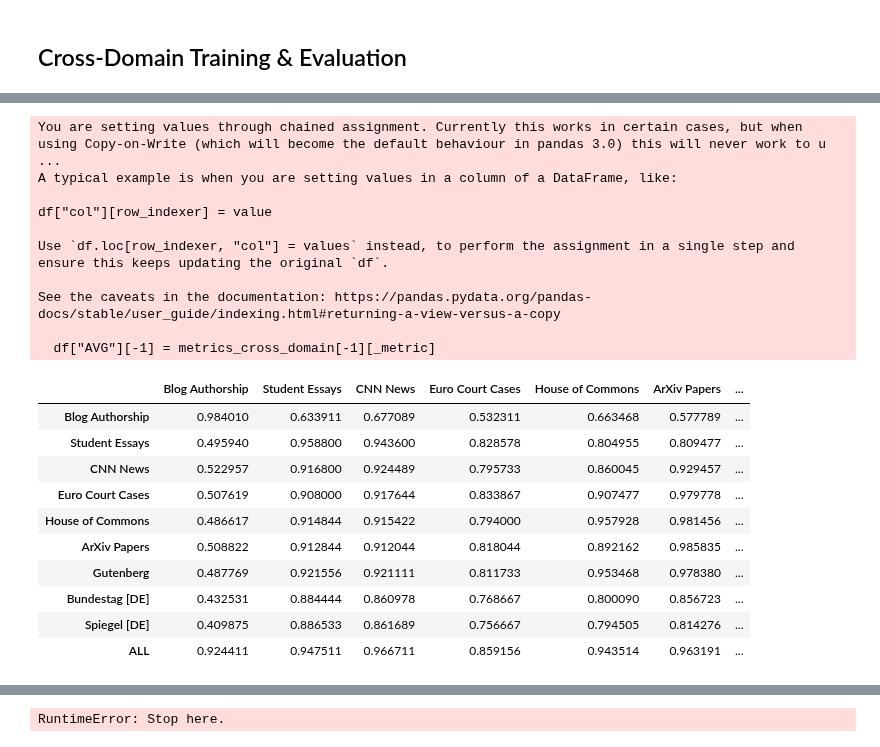
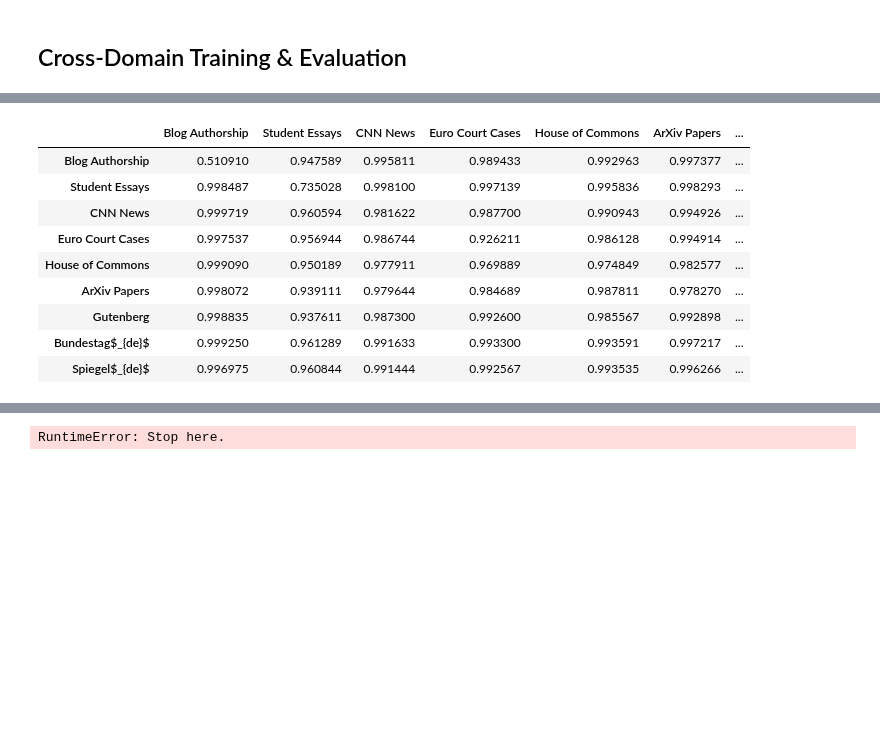
Before and after one commit to TheItCrOw/PrismAI, a Jupyter notebook: src/train_prismai_fulltext.ipynb, the cells around one changed output, grey strips where cells are left out. Saved outputs shown, nothing was run; the diff lists cells and outputs as text; code cells hidden in the pictures; blank space fills up the shorter version.

```diff
--- a/src/train_prismai_fulltext.ipynb
+++ b/src/train_prismai_fulltext.ipynb
@@ -523,23 +610,2 @@ df
 # %% [markdown]
 ## Cross-Domain Training & Evaluation
-# %%
-seed_everything(config["seed"])
-train_dataloader = get_dataloader(*train_datasets.values(), shuffle=True)
-eval_dataloader = get_dataloader(*eval_datasets.values())
-test_dataloader = get_dataloader(*test_datasets.values())
-
-model = DocumentClassficationModel(**config)
-trainer = Trainer(
-    max_epochs=config["max_epochs"],
-    logger=pl_loggers.TensorBoardLogger(
-        save_dir=f"logs/all_domains/{type(featurizer).__name__}",
-    ),
-    gradient_clip_val=config["gradient_clip_val"],
-    callbacks=[EarlyStopping(monitor="val_loss", mode="min", patience=3)],
-    deterministic=True,
-)
-trainer.fit(
-    model,
-    train_dataloaders=train_dataloader,
-    val_dataloaders=eval_dataloader,
-)
@@ -564,17 +611,0 @@ Loading `train_dataloader` to estimate number of stepping batches.
-# %%
-trainer.progress_bar_callback.disable()
-metrics_cross_domain = []
-for other, dataset in test_datasets.items():
-    trainer.validate(model, get_dataloader(eval_datasets[domain]), verbose=False)
-    metrics_cross_domain.append(
-        {"other": other}
-        | trainer.test(model, get_dataloader(dataset), verbose=False)[0]
-    )
-trainer.validate(model, eval_dataloader, verbose=False)
-metrics_cross_domain += [
-    {
-        "other": "ALL",
-        **trainer.test(model, test_dataloader, verbose=False)[0],
-    }
-]
-trainer.progress_bar_callback.enable()
@@ -623,40 +693,27 @@ def df_to_latex_heatmap(_df: pd.DataFrame):
 # %%
 _metric = "test_roc_auc"
 # _metric = "test_acc@best"
 
 results = []
 for domain in domains:
     results.append(
         [
-            results_in_domain[domain]["metrics"][i][_metric]
+            results_cross_domain[domain]["metrics"][i][_metric]
             for i in range(len(domains))
         ]
     )
-results.append([m[_metric] for m in metrics_cross_domain[:len(domains)]])
 
-df = pd.DataFrame(results, columns=list(domains), index=list(domains) + ["ALL"])
+df = pd.DataFrame(results, columns=list(domains), index=list(domains))
 df["AVG"] = df.mean(axis=1)
-df["AVG"][-1] = metrics_cross_domain[-1][_metric]
 df
 # %% [output]
-You are setting values through chained assignment. Currently this works in certain cases, but when using Copy-on-Write (which will become the default behaviour in pandas 3.0) this will never work to u ...
-A typical example is when you are setting values in a column of a DataFrame, like:
-
-df["col"][row_indexer] = value
-
-Use `df.loc[row_indexer, "col"] = values` instead, to perform the assignment in a single step and ensure this keeps updating the original `df`.
-
-See the caveats in the documentation: https://pandas.pydata.org/pandas-docs/stable/user_guide/indexing.html#returning-a-view-versus-a-copy
-
-  df["AVG"][-1] = metrics_cross_domain[-1][_metric]
 |  | Blog Authorship | Student Essays | CNN News | Euro Court Cases | House of Commons | ArXiv Papers | ... |
-| Blog Authorship | 0.984010 | 0.633911 | 0.677089 | 0.532311 | 0.663468 | 0.577789 | ... |
-| Student Essays | 0.495940 | 0.958800 | 0.943600 | 0.828578 | 0.804955 | 0.809477 | ... |
-| CNN News | 0.522957 | 0.916800 | 0.924489 | 0.795733 | 0.860045 | 0.929457 | ... |
-| Euro Court Cases | 0.507619 | 0.908000 | 0.917644 | 0.833867 | 0.907477 | 0.979778 | ... |
-| House of Commons | 0.486617 | 0.914844 | 0.915422 | 0.794000 | 0.957928 | 0.981456 | ... |
-| ArXiv Papers | 0.508822 | 0.912844 | 0.912044 | 0.818044 | 0.892162 | 0.985835 | ... |
-| Gutenberg | 0.487769 | 0.921556 | 0.921111 | 0.811733 | 0.953468 | 0.978380 | ... |
-| Bundestag [DE] | 0.432531 | 0.884444 | 0.860978 | 0.768667 | 0.800090 | 0.856723 | ... |
-| Spiegel [DE] | 0.409875 | 0.886533 | 0.861689 | 0.756667 | 0.794505 | 0.814276 | ... |
-| ALL | 0.924411 | 0.947511 | 0.966711 | 0.859156 | 0.943514 | 0.963191 | ... |
+| Blog Authorship | 0.510910 | 0.947589 | 0.995811 | 0.989433 | 0.992963 | 0.997377 | ... |
+| Student Essays | 0.998487 | 0.735028 | 0.998100 | 0.997139 | 0.995836 | 0.998293 | ... |
+| CNN News | 0.999719 | 0.960594 | 0.981622 | 0.987700 | 0.990943 | 0.994926 | ... |
+| Euro Court Cases | 0.997537 | 0.956944 | 0.986744 | 0.926211 | 0.986128 | 0.994914 | ... |
+| House of Commons | 0.999090 | 0.950189 | 0.977911 | 0.969889 | 0.974849 | 0.982577 | ... |
+| ArXiv Papers | 0.998072 | 0.939111 | 0.979644 | 0.984689 | 0.987811 | 0.978270 | ... |
+| Gutenberg | 0.998835 | 0.937611 | 0.987300 | 0.992600 | 0.985567 | 0.992898 | ... |
+| Bundestag$_{de}$ | 0.999250 | 0.961289 | 0.991633 | 0.993300 | 0.993591 | 0.997217 | ... |
+| Spiegel$_{de}$ | 0.996975 | 0.960844 | 0.991444 | 0.992567 | 0.993535 | 0.996266 | ... |
```
Also changed, not shown: parts of 52 cells of this notebook, 16 other files.
